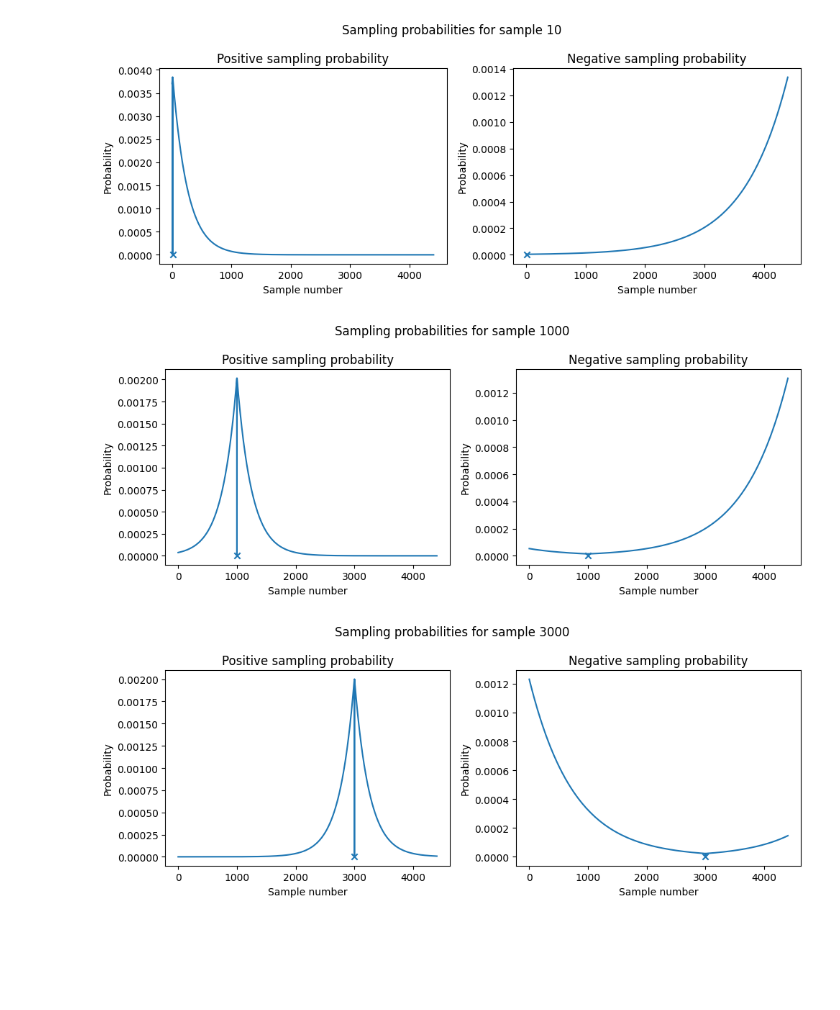
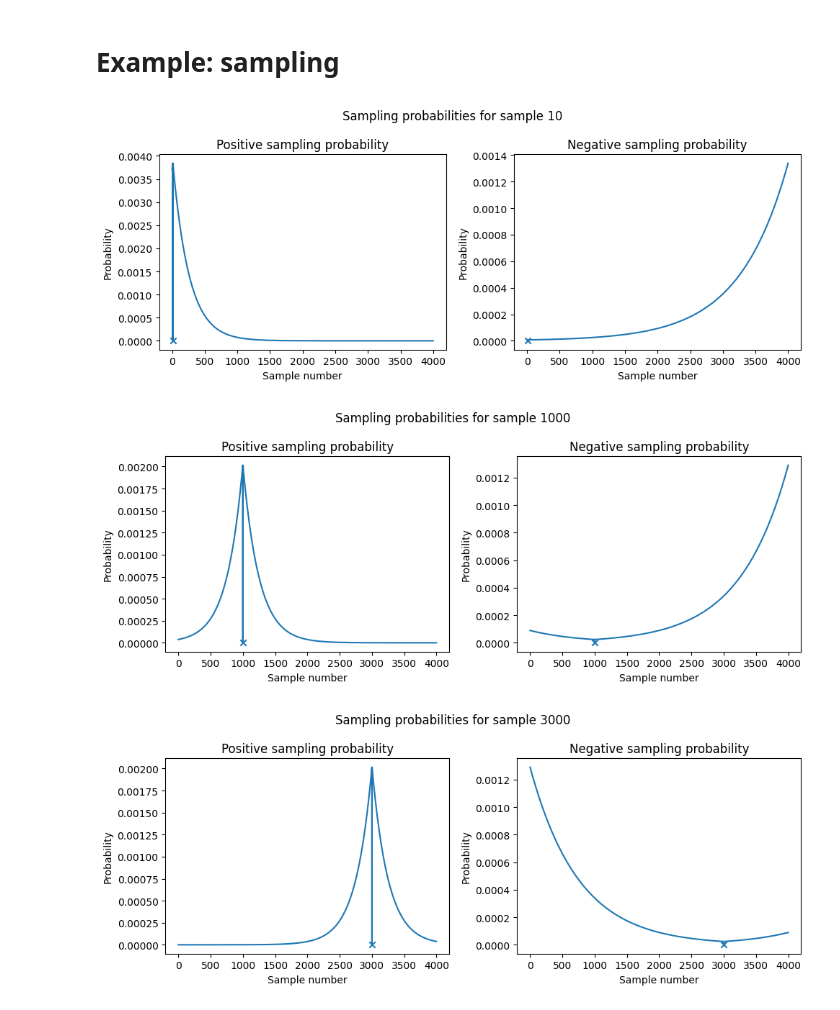
Before and after one commit to eduardocoraca/transmission-tower-monitoring, a Jupyter notebook: notebooks/8_metric_learning.ipynb, the cells around one changed output. Saved outputs shown, nothing was run; the diff lists cells and outputs as text; code cells hidden in the pictures; blank space fills up the shorter version.

```diff
--- a/notebooks/8_metric_learning.ipynb
+++ b/notebooks/8_metric_learning.ipynb
@@ -54,27 +38,29 @@ x_wpt = fe.transform(x)
+# %% [markdown]
+# Example: sampling
 # %%
-positive_proba, negative_proba = get_proba_per_sample(N=len(x_wpt), pos_t=250, neg_t=750)
+positive_proba, negative_proba = get_proba_per_sample(N=4000, pos_t=250, neg_t=750)
 
 for i in [10, 1000, 3000]:
     plt.figure(figsize=(10,4))
     plt.suptitle(f"Sampling probabilities for sample {i}")
     plt.subplot(1,2,1)
     plt.title("Positive sampling probability")
     plt.plot(positive_proba[i])
     plt.scatter(i, positive_proba[i][i], marker="x")
     plt.xlabel("Sample number")
     plt.ylabel("Probability")
 
     plt.subplot(1,2,2)
     plt.title("Negative sampling probability")
     plt.plot(negative_proba[i])
     plt.ylabel("Probability")
     plt.xlabel("Sample number")
     plt.scatter(i, negative_proba[i][i], marker="x")
     plt.tight_layout()
 # %% [output]
-[figure, old version]
+[figure, new version]
-[figure, old version]
+[figure, new version]
-[figure, old version]
+[figure, new version]
 # %%
 plt.figure(figsize=(10,4))
 plt.subplot(1,2,1)
```
Also changed, not shown: parts of 19 cells of this notebook, 41 other files.
